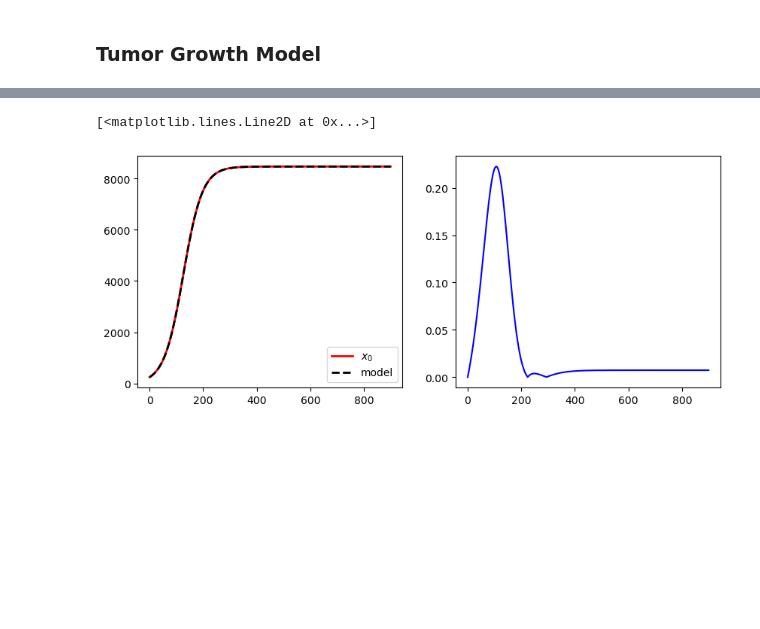
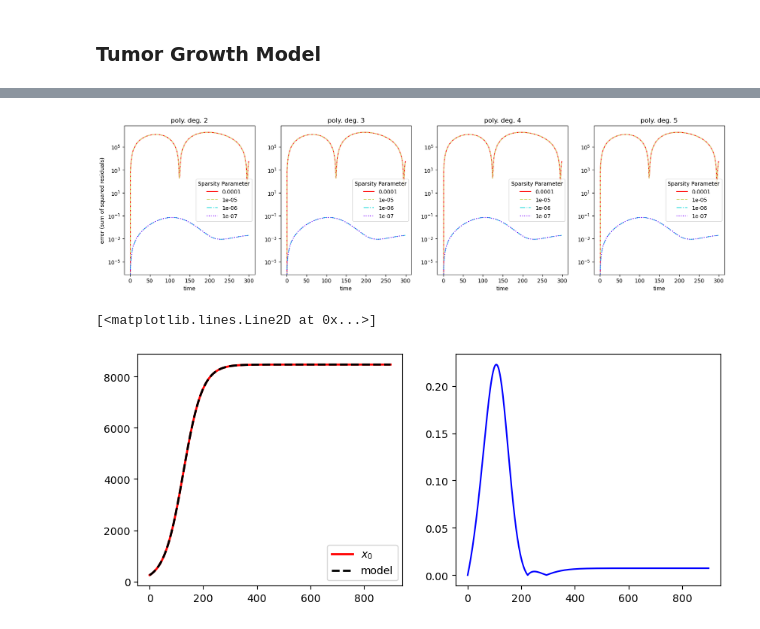
Before and after one commit to eabogle/SINDy_Sandbox, a Jupyter notebook: Tumor Growth Model.ipynb, the cells around one changed output, grey strips where cells are left out. Drawn from its saved outputs; the diff is of its cells as text; code cells hidden in the pictures; blank space fills up the shorter version.

```diff
--- a/Tumor Growth Model.ipynb
+++ b/Tumor Growth Model.ipynb
@@ -48,13 +48,17 @@ t_train_span = (t_train[0], t_train[-1])
 x0_train = np.array([245.185])
 x_train = solve_ivp(tumor, t_train_span,
                     x0_train, t_eval=t_train, **integrator_keywords).y.T
-x_dot_train_measured = np.array(
-    [tumor(0, x_train[i]) for i in range(t_train.size)]
-)
 
 # Generate testing data
-t_test = np.arange(0, 100, dt)
+t_test = np.arange(0, 300, dt)
 t_test_span = (t_test[0], t_test[-1])
-x0_test = np.array([245.185])
+x0_test = np.array([50])
 x_test = solve_ivp(tumor, t_test_span,
                    x0_test, t_eval=t_test, **integrator_keywords).y.T
+
+model = ps.SINDy(
+        optimizer=ps.STLSQ(threshold=0.000001),
+        feature_library=ps.PolynomialLibrary(degree=2)
+    )
+model.fit(x_train, t=dt)
+model.print()
@@ -78,3 +138,56 @@ model.print()
+# %%
+colors = rainbow(np.linspace(1, 0, len(models2_lamb)))
+line_styles = ['-', '--', '-.', ':']
+
+fig, axs = plt.subplots(1, 4, figsize=(20, 5))
+for i, x in enumerate(x2_sim_lamb):
+    axs[0].semilogy(
+        t_sim,
+        np.sum((x - x_train[: t_sim.size]) ** 2, axis=1),
+        color=colors[i],
+        linestyle=line_styles[i % len(line_styles)],
+        label=lamb_levels[i],
+    )
+axs[0].set(xlabel="time", ylabel = "error (sum of squared residuals)",title="poly. deg. 2")
+axs[0].legend(title="Sparsity Parameter")
+
+for i, x in enumerate(x3_sim_lamb):
+    axs[1].semilogy(
+        t_sim,
+        np.sum((x - x_train[: t_sim.size]) ** 2, axis=1),
+        color=colors[i],
+        linestyle=line_styles[i % len(line_styles)],
+        label=lamb_levels[i],
+    )
+axs[1].set(xlabel="time",title="poly. deg. 3")
+axs[1].legend(title="Sparsity Parameter")
+
+for i, x in enumerate(x4_sim_lamb):
+    axs[2].semilogy(
+        t_sim,
+        np.sum((x - x_train[: t_sim.size]) ** 2, axis=1),
+        color=colors[i],
+         linestyle=line_styles[i % len(line_styles)],
+        label=lamb_levels[i],
+    )
+axs[2].set(xlabel="time", title="poly. deg. 4")
+axs[2].legend(title="Sparsity Parameter")
+
+for i, x in enumerate(x5_sim_lamb):
+    axs[3].semilogy(
+        t_sim,
+        np.sum((x - x_train[: t_sim.size]) ** 2, axis=1),
+        color=colors[i],
+        linestyle=line_styles[i % len(line_styles)],
+        label=lamb_levels[i],
+    )
+axs[3].set(xlabel="time", title="poly. deg. 5")
+axs[3].legend(title="Sparsity Parameter")
+
+fig.show()
+plt.savefig('tumor1.png')
+# %% [output]
+[figure, added]
 # %%
 # Simulate and plot the results
 
```
Also changed, not shown: parts of 2 cells of this notebook, 2 other files.
